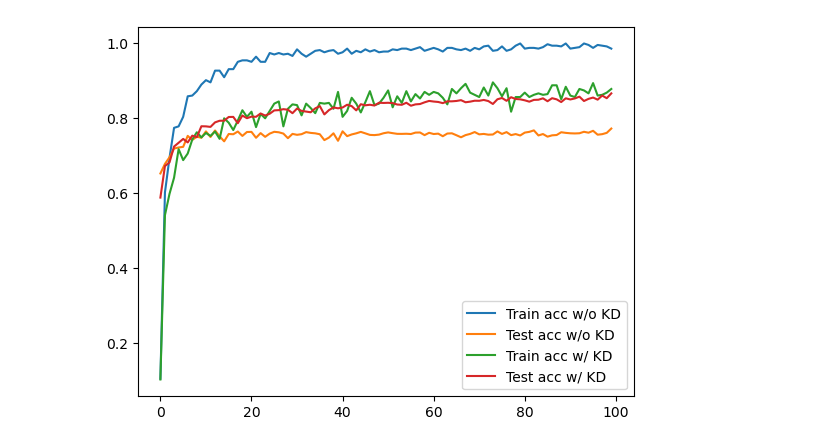
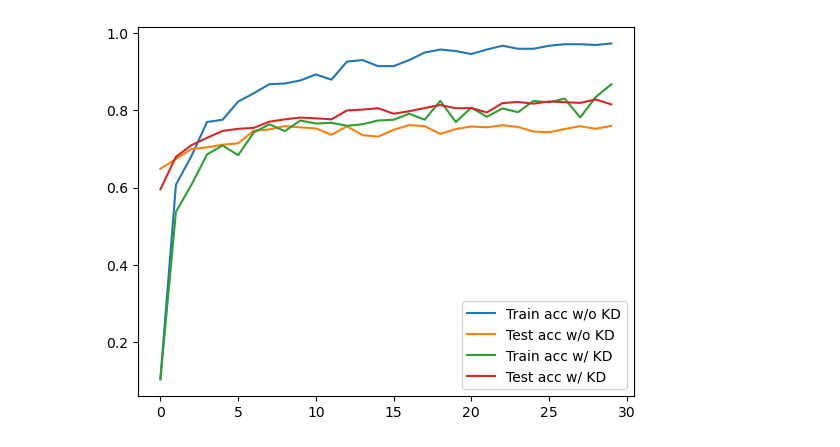
Before and after one commit to nduongw/knowledge-distillation-pytorch, a Jupyter notebook: visualize_student.ipynb, the cells around one changed output. Cells and saved outputs as stored; diff of their text form; code cells hidden in the pictures.

```diff
--- a/visualize_student.ipynb
+++ b/visualize_student.ipynb
@@ -3,19 +3,19 @@ import matplotlib.pyplot as plt
 import pandas as pd
 import numpy as np
 # %%
-train_df = pd.read_csv(f'./experiments/base_cnn/train_log.csv')
-test_df = pd.read_csv(f'./experiments/base_cnn/test_log.csv')
+train_df = pd.read_csv(f'experiments/base_cnn/train_log.csv')
+test_df = pd.read_csv(f'experiments/base_cnn/test_log.csv')
 
-train_distill_df = pd.read_csv(f'./experiments/cnn_distill/train_log.csv')
-test_distill_df = pd.read_csv(f'./experiments/cnn_distill/test_log.csv')
+train_distill_df = pd.read_csv(f'experiments/cnn_distill/train_log.csv')
+test_distill_df = pd.read_csv(f'experiments/cnn_distill/test_log.csv')
 # %%
-x = np.arange(100)
+x = np.arange(30)
 
 plt.plot(x, train_df['train_acc'], label='Train acc w/o KD')
 plt.plot(x, test_df['val_acc'], label='Test acc w/o KD')
 plt.plot(x, train_distill_df['train_acc'], label='Train acc w/ KD')
 plt.plot(x, test_distill_df['val_acc'], label='Test acc w/ KD')
 plt.legend()
 plt.show()
 # %% [output]
-[figure, old version]
+[figure, new version]
```
Also changed, not shown: 24 other files.
